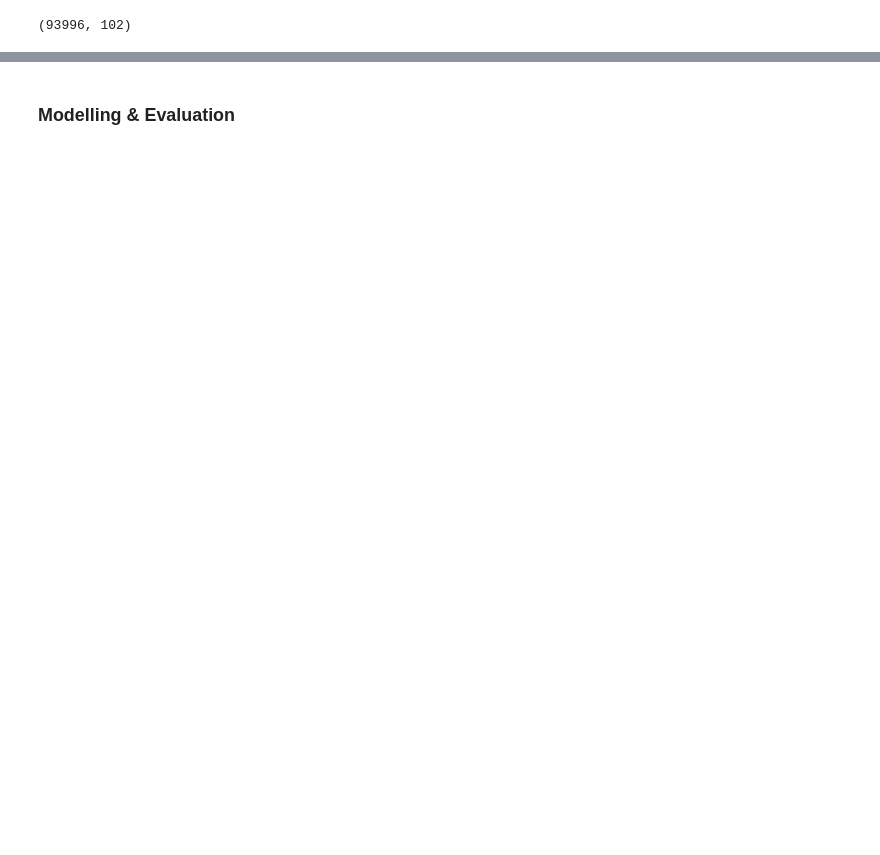
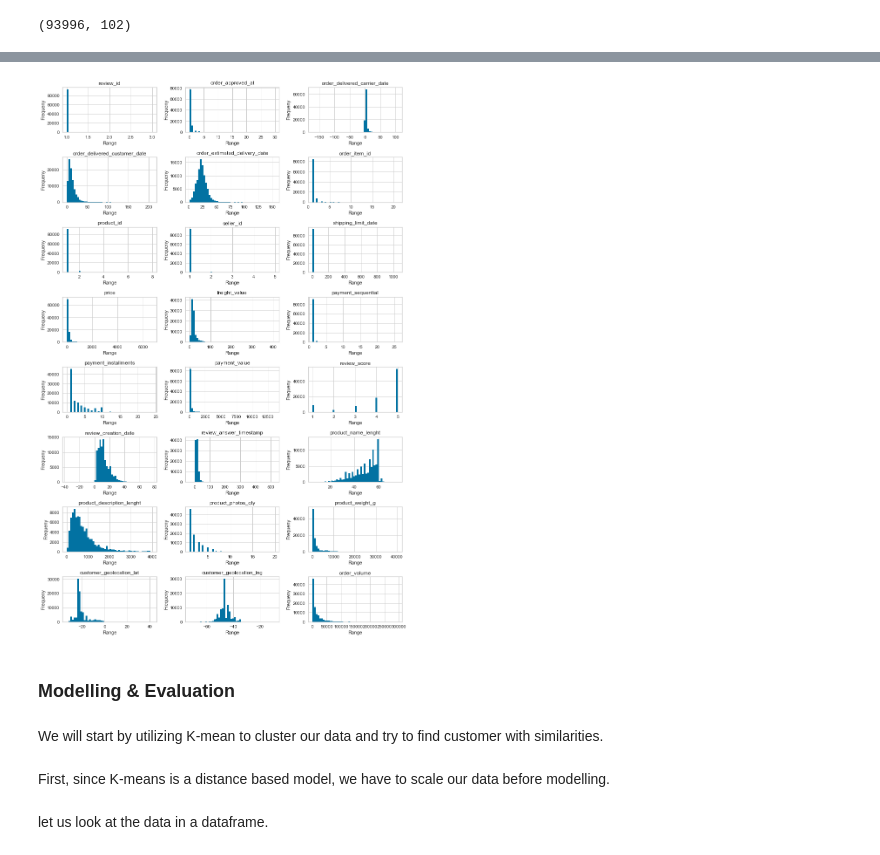
Before and after one commit to osama-sidahmed/Brazilian_E-Commerce_Public_Dataset_by_Olist_Clustering, a Jupyter notebook: Brazilian_E-Commerce_Public_Dataset_by_Olist_Clustering.ipynb, the cells around one changed output, grey strips where cells are left out. Drawn from its saved outputs; the diff is of its cells as text; code cells hidden in the pictures; blank space fills up the shorter version.

```diff
--- a/Brazilian_E-Commerce_Public_Dataset_by_Olist_Clustering.ipynb
+++ b/Brazilian_E-Commerce_Public_Dataset_by_Olist_Clustering.ipynb
@@ -1744,0 +1769,7 @@ df_orders_translated.shape
+# %%
+## downcasting loop
+for column in df_orders_translated:
+    if df_orders_translated[column].dtype == 'float64':
+        df_orders_translated[column]=pd.to_numeric(df_orders_translated[column], downcast = 'float')
+    elif df_orders_translated[column].dtype == 'int64':
+         df_orders_translated[column]=pd.to_numeric(df_orders_translated[column], downcast = 'integer')
@@ -1745,2 +1816,20 @@ df_orders_translated.shape
+# %%
+plt.subplots(nrows=8, ncols=3, figsize=(12, 18))
+
+for i in range(1,25):
+    plt.subplot(8, 3, i)
+    plt.hist(df_orders_translated.iloc[:,i-1], bins = 50)
+    plt.xlabel('Range')
+    plt.ylabel('Frequeny')
+    plt.title(df_orders_translated.columns[i-1])
+
+plt.tight_layout()
+plt.show()
+# %% [output]
+[figure, added]
 # %% [markdown]
 ### Modelling & Evaluation
+# %% [markdown]
+We will start by utilizing K-mean to cluster our data and try to find customer with similarities.
+# %% [markdown]
+First, since K-means is a distance based model, we have to scale our data before modelling.
@@ -1746,0 +1841,2 @@ df_orders_translated.shape
+# %% [markdown]
+let us look at the data in a dataframe.
```
Also changed, not shown: parts of 111 cells of this notebook.
